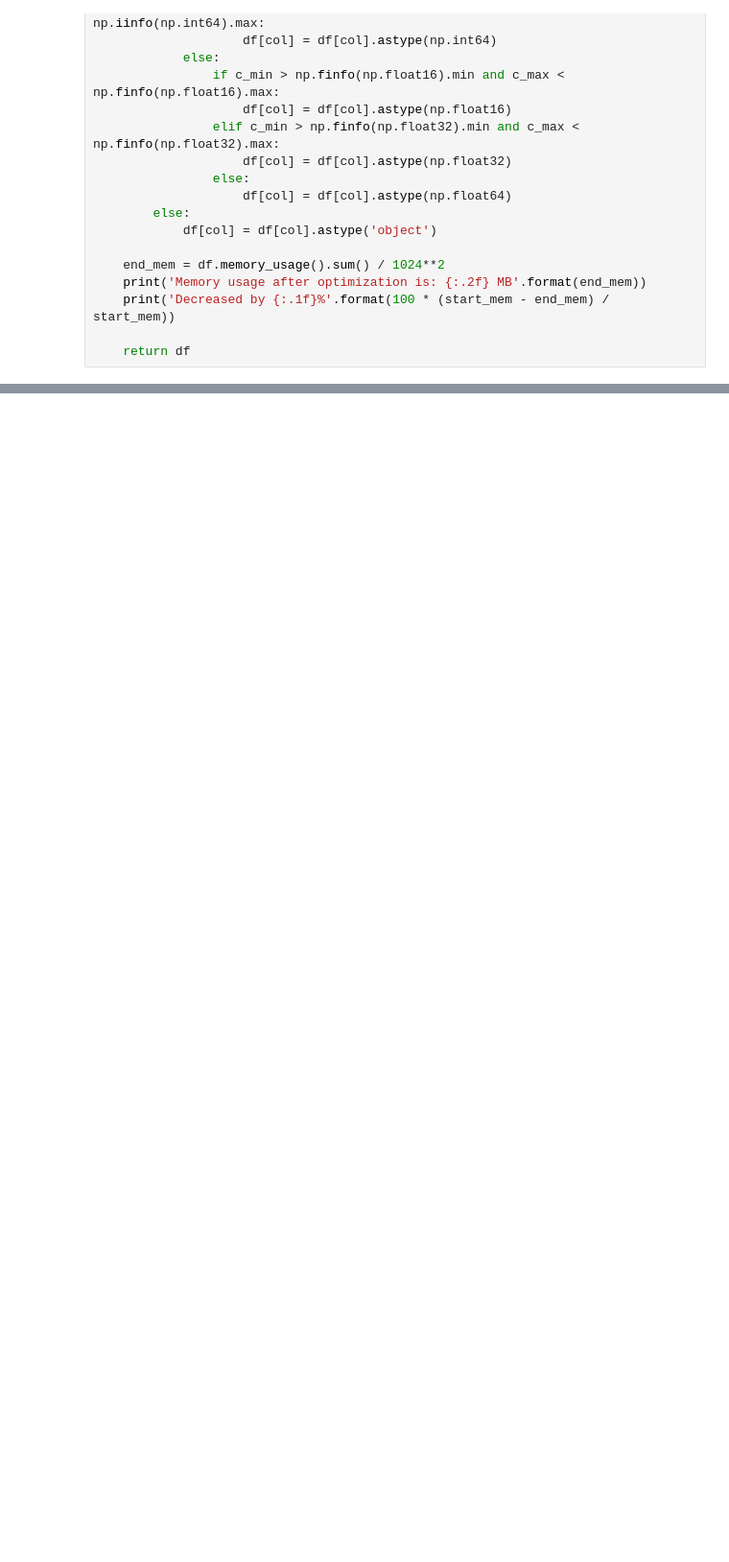
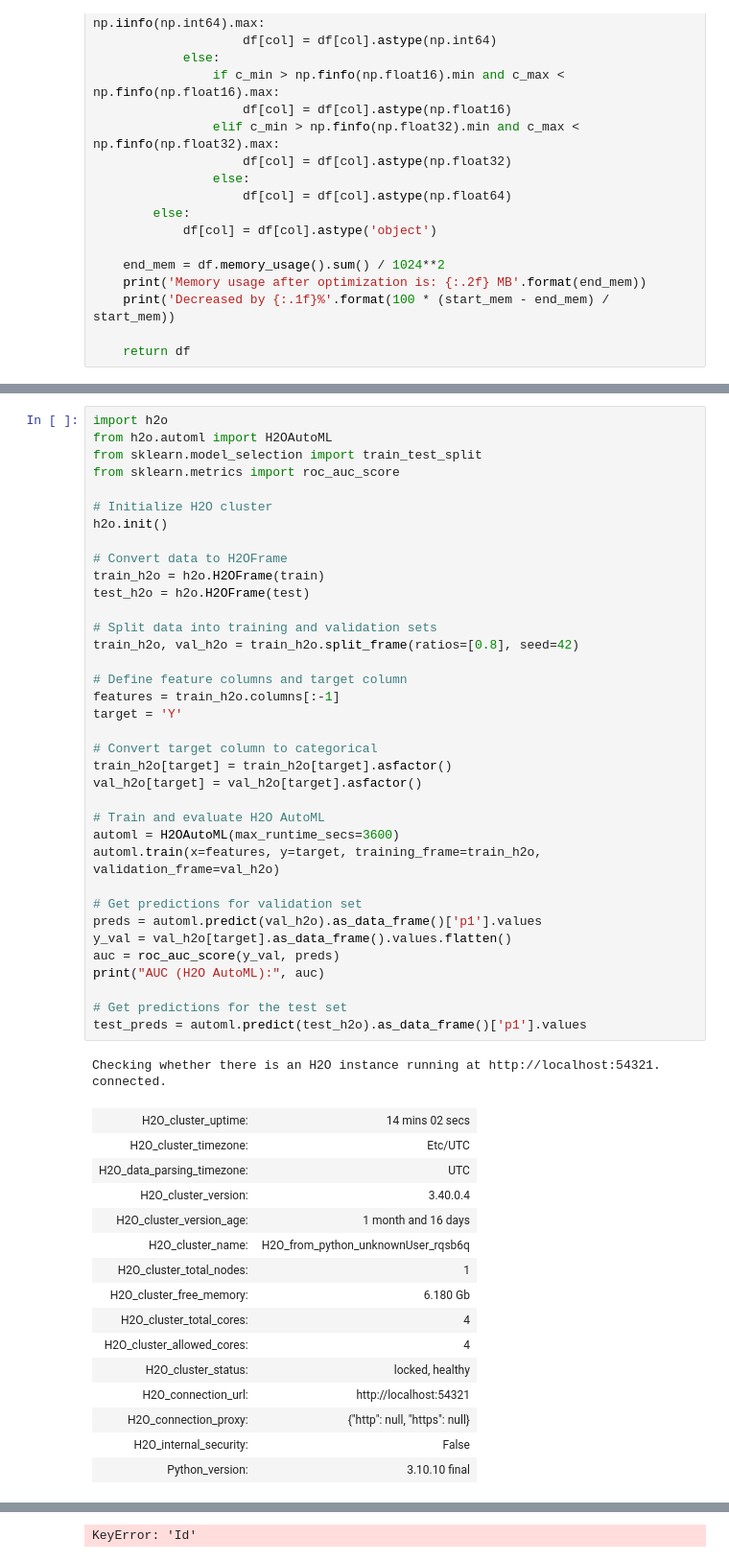
Before and after one commit to ShacharAdam/BGUDrugChallenge2023, a Jupyter notebook: bgudrugchallenge2023-shachar-and-or-notebook.ipynb, the cells around one changed output, grey strips where cells are left out. Shown at 96% size. Cells and saved outputs as stored; diff of their text form; blank space fills up the shorter version.

Commit message:
Kaggle Notebook | BGUDrugChallenge2023 Shachar and Or Notebook | Version 3

```diff
--- a/bgudrugchallenge2023-shachar-and-or-notebook.ipynb
+++ b/bgudrugchallenge2023-shachar-and-or-notebook.ipynb
@@ -97,0 +117,53 @@ memory usage: 945.3 KB
+# %%
+import h2o
+from h2o.automl import H2OAutoML
+from sklearn.model_selection import train_test_split
+from sklearn.metrics import roc_auc_score
+
+# Initialize H2O cluster
+h2o.init()
+
+# Convert data to H2OFrame
+train_h2o = h2o.H2OFrame(train)
+test_h2o = h2o.H2OFrame(test)
+
+# Split data into training and validation sets
+train_h2o, val_h2o = train_h2o.split_frame(ratios=[0.8], seed=42)
+
+# Define feature columns and target column
+features = train_h2o.columns[:-1]
+target = 'Y'
+
+# Convert target column to categorical
+train_h2o[target] = train_h2o[target].asfactor()
+val_h2o[target] = val_h2o[target].asfactor()
+
+# Train and evaluate H2O AutoML
+automl = H2OAutoML(max_runtime_secs=3600)
+automl.train(x=features, y=target, training_frame=train_h2o, validation_frame=val_h2o)
+
+# Get predictions for validation set
+preds = automl.predict(val_h2o).as_data_frame()['p1'].values
+y_val = val_h2o[target].as_data_frame().values.flatten()
+auc = roc_auc_score(y_val, preds)
+print("AUC (H2O AutoML):", auc)
+
+# Get predictions for the test set
+test_preds = automl.predict(test_h2o).as_data_frame()['p1'].values
+# %% [output]
+Checking whether there is an H2O instance running at http://localhost:54321. connected.
+| H2O_cluster_uptime: | 14 mins 02 secs |
+| H2O_cluster_timezone: | Etc/UTC |
+| H2O_data_parsing_timezone: | UTC |
+| H2O_cluster_version: | 3.40.0.4 |
+| H2O_cluster_version_age: | 1 month and 16 days |
+| H2O_cluster_name: | H2O_from_python_unknownUser_rqsb6q |
+| H2O_cluster_total_nodes: | 1 |
+| H2O_cluster_free_memory: | 6.180 Gb |
+| H2O_cluster_total_cores: | 4 |
+| H2O_cluster_allowed_cores: | 4 |
+| H2O_cluster_status: | locked, healthy |
+| H2O_connection_url: | http://localhost:54321 |
+| H2O_connection_proxy: | {"http": null, "https": null} |
+| H2O_internal_security: | False |
+| Python_version: | 3.10.10 final |
@@ -97,0 +187 @@ memory usage: 945.3 KB
+KeyError: 'Id'
```
Also changed, not shown: parts of 14 cells of this notebook.
